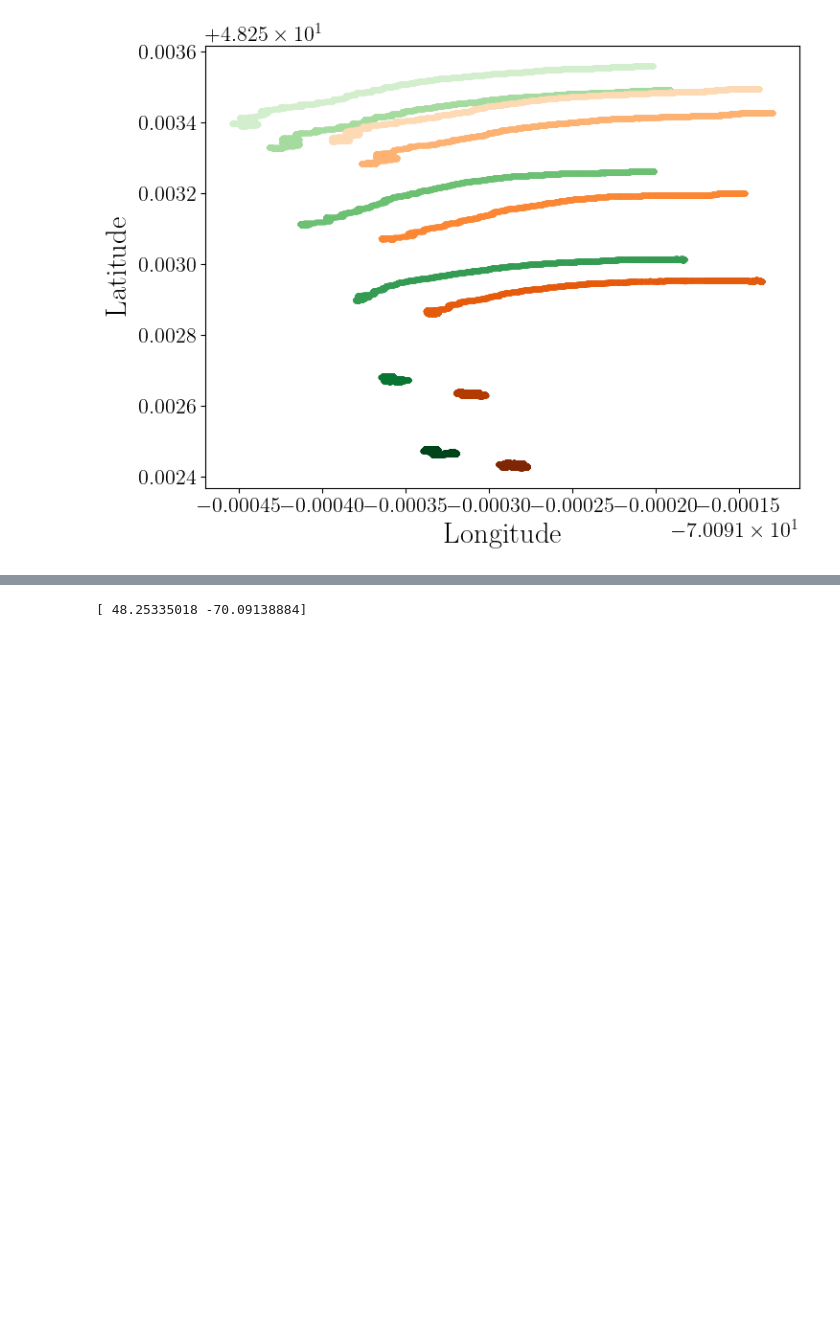
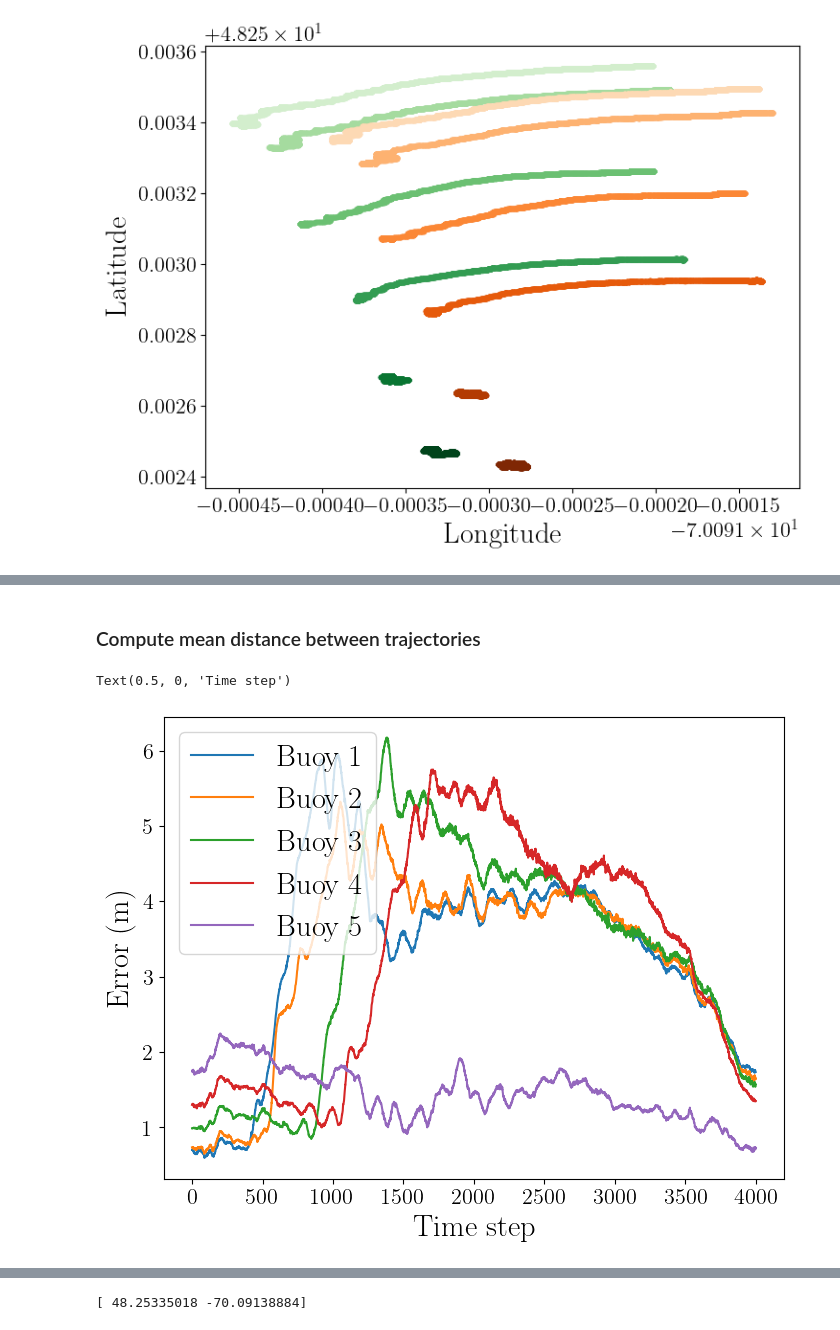
Before and after one commit to Turbotice/icewave, a Jupyter notebook: icewave/sebastien/BicWin2024/Notebook_buoys_alignement_0211_2024.ipynb, the cells around one changed output, grey strips where cells are left out. Saved outputs shown, nothing was run; the diff lists cells and outputs as text; code cells hidden in the pictures; blank space fills up the shorter version.

```diff
--- a/icewave/sebastien/BicWin2024/Notebook_buoys_alignement_0211_2024.ipynb
+++ b/icewave/sebastien/BicWin2024/Notebook_buoys_alignement_0211_2024.ipynb
@@ -192,0 +373,20 @@ Text(0.5, 0, 'Longitude')
+# %% [markdown]
+### Compute mean distance between trajectories
+# %%
+Xref = Z[ref_drone]['real'][:Nb_buoys,0,:Nb_frames]
+Yref = Z[ref_drone]['real'][:Nb_buoys,1,:Nb_frames]
+
+error = np.sqrt((X_proj - Xref)**2 + (Y_proj - Yref)**2)
+
+set_graphs.set_matplotlib_param('single')
+fig, ax = plt.subplots()
+for i in range(5):
+    label_buoy = f'Buoy {i+1}'
+    ax.plot(error[i,:],label = label_buoy)
+
+ax.legend()
+ax.set_ylabel(r'Error (m)')
+ax.set_xlabel(r'Time step')
+# %% [output]
+Text(0.5, 0, 'Time step')
+[figure, added]
```
Also changed, not shown: parts of 19 cells of this notebook, 1 other file.
